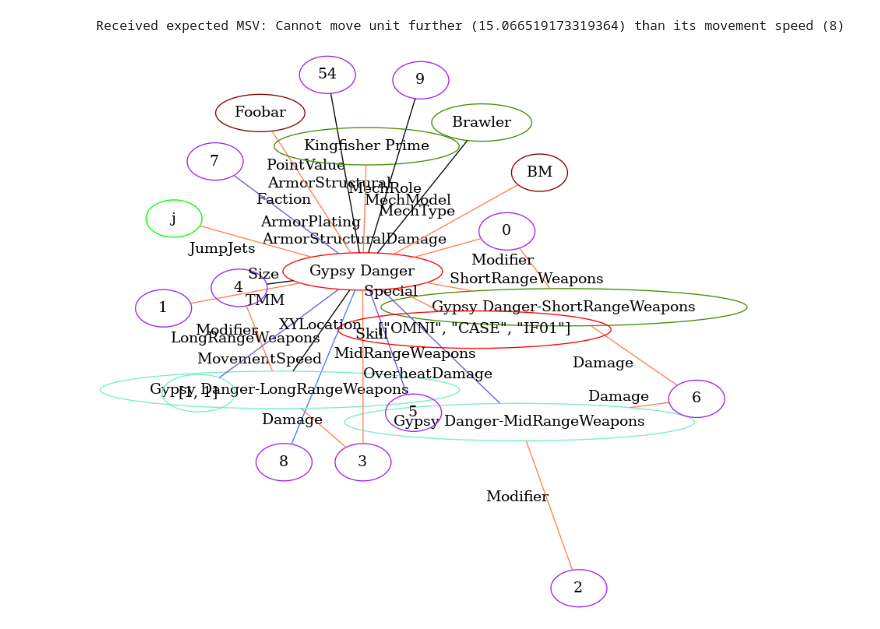
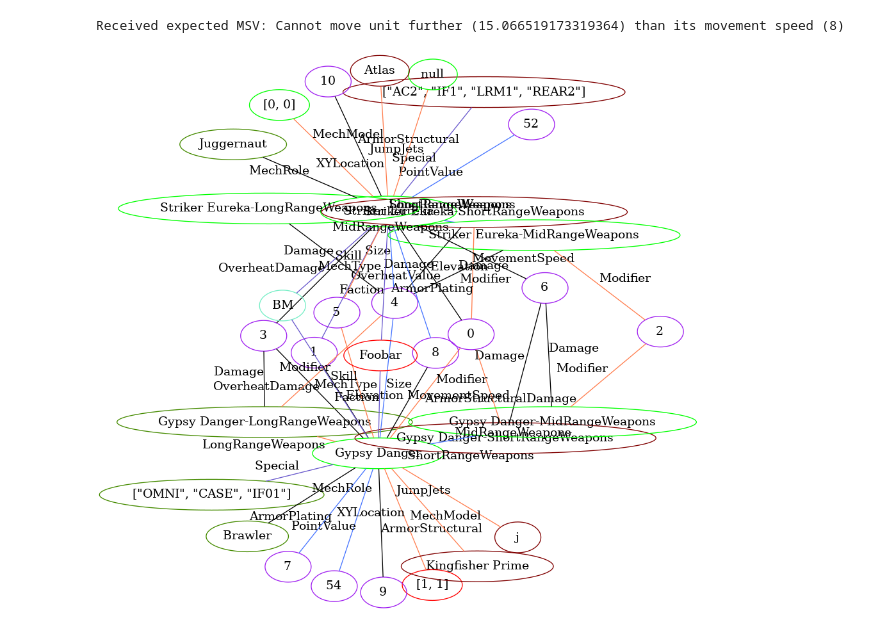
Before and after one commit to MakUrSpace/harmony, a Jupyter notebook: harmony/dma/MechaCombat/MechSystem.ipynb, the cells around one changed output. Cells and saved outputs as stored; diff of their text form; code cells hidden in the pictures.

```diff
--- a/harmony/dma/MechaCombat/MechSystem.ipynb
+++ b/harmony/dma/MechaCombat/MechSystem.ipynb
@@ -94,7 +94,7 @@ MechFactories = {
     "Atlas": Mech.buildMechFactory({
         "Unit": {
             "Move": {  # Move System
-                "Movement": [6, ""],
+                "Movement": [6, "null"],
                 "Elevation": "0",
                 "XYLocation": [0, 0]
             },
@@ -155,15 +155,16 @@ MechFactories = {
 # %%
 if __name__ == "__main__":
     from IPython.display import display
 
     qs.reset()
     MechFactories['Kingfisher Prime']("Gypsy Danger", "Foobar", 5)
+    MechFactories['Atlas']("Striker Eureka", "Foobar", 5)
     Move.move(entity_id="Gypsy Danger", delta=[1, 1, 1])
     try:
         Move.move(entity_id="Gypsy Danger", delta=[15, 1, 1])
     except MovementSpeed.MovementSpeedViolation as msv:
         print(f"Received expected MSV: {msv}")
     display(qs.render())
 # %% [output]
 Received expected MSV: Cannot move unit further (15.066519173319364) than its movement speed (8)
-[figure, old version]
+[figure, new version]
```
Also changed, not shown: 9 other files.
